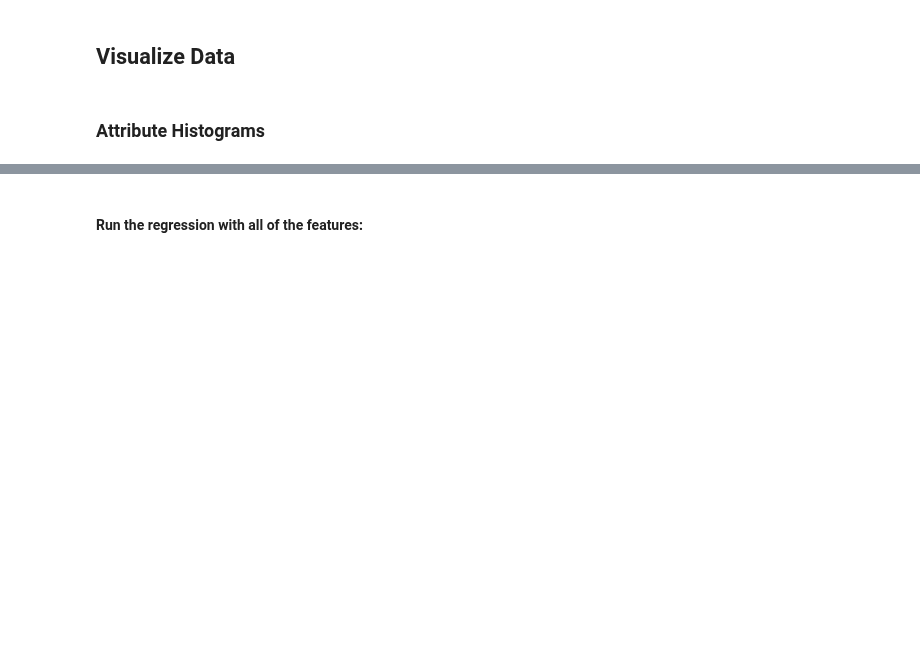
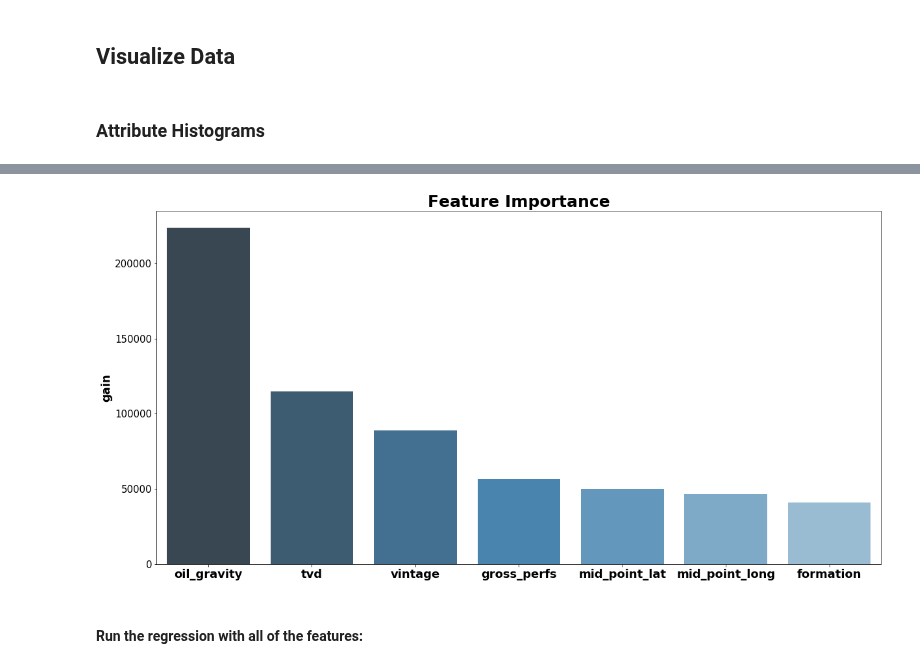
Before and after one commit to duc-analytica/DUC, a Jupyter notebook: ssg_model.ipynb, the cells around one changed output, grey strips where cells are left out. Drawn from its saved outputs; the diff is of its cells as text; code cells hidden in the pictures; blank space fills up the shorter version.

```diff
--- a/ssg_model.ipynb
+++ b/ssg_model.ipynb
@@ -477,0 +219,3 @@ plt.show()
+# %%
+ranked_features, best_df = xgb_rank(df, df.recovery)
+ranked_features
@@ -483,2 +252,22 @@ top_80 is ['oil_gravity', 'tvd', 'vintage', 'gross_perfs', 'mid_point_lat',
+# %%
+# Create a list of integers to use for xticks
+c = [0,1,2,3,4,5,6,7,8,9,10,11,12,13,14,15,16,17,18]
+
+plt.figure(figsize=(20,10))
+sns.barplot(x='feature', y='gain', data=best_df[:len(ranked_features)], palette="Blues_d").tick_params(labelsize=15)
+
+group_labels = ranked_features
+
+# take the length of ranked_features and plot that many features
+plt.xticks(c[0:len(ranked_features)] , group_labels, weight='bold', fontsize=18)
+plt.yticks()
+
+plt.title('Feature Importance', weight='bold').set_fontsize('25')
+plt.xlabel('')
+plt.ylabel('gain', weight='bold').set_fontsize('18')
+
+plt.show()
+# %% [output]
+[figure, added]
 # %% [markdown]
 #### Run the regression with all of the features:
```
Also changed, not shown: parts of 47 cells of this notebook.
